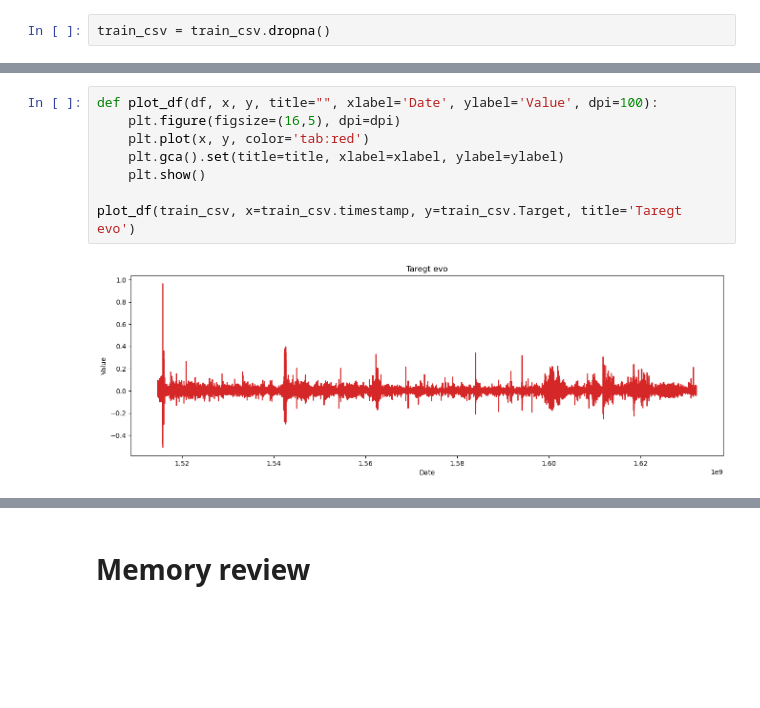
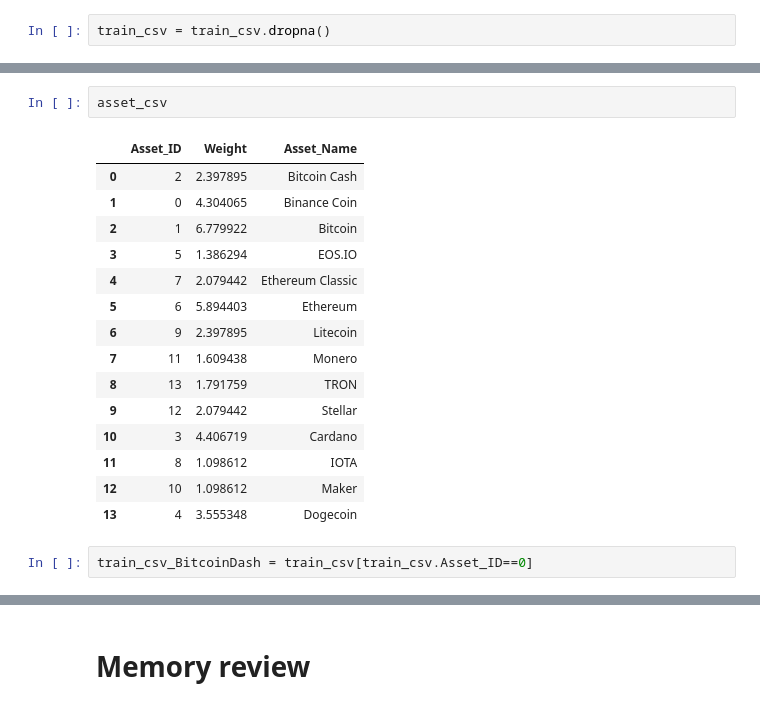
Before and after one commit to ArnaudMallet/crypto_pred, a Jupyter notebook: cryptodl.ipynb, the cells around one changed output, grey strips where cells are left out. Drawn from its saved outputs; the diff is of its cells as text; blank space fills up the shorter version.

```diff
--- a/cryptodl.ipynb
+++ b/cryptodl.ipynb
@@ -84,10 +82,20 @@ train_csv.iloc[0:9]
-# %%
-def plot_df(df, x, y, title="", xlabel='Date', ylabel='Value', dpi=100):
-    plt.figure(figsize=(16,5), dpi=dpi)
-    plt.plot(x, y, color='tab:red')
-    plt.gca().set(title=title, xlabel=xlabel, ylabel=ylabel)
-    plt.show()
-
-plot_df(train_csv, x=train_csv.timestamp, y=train_csv.Target, title='Taregt evo')
-# %% [output]
-[figure, removed]
+# %%
+asset_csv
+# %% [output]
+|  | Asset_ID | Weight | Asset_Name |
+| 0 | 2 | 2.397895 | Bitcoin Cash |
+| 1 | 0 | 4.304065 | Binance Coin |
+| 2 | 1 | 6.779922 | Bitcoin |
+| 3 | 5 | 1.386294 | EOS.IO |
+| 4 | 7 | 2.079442 | Ethereum Classic |
+| 5 | 6 | 5.894403 | Ethereum |
+| 6 | 9 | 2.397895 | Litecoin |
+| 7 | 11 | 1.609438 | Monero |
+| 8 | 13 | 1.791759 | TRON |
+| 9 | 12 | 2.079442 | Stellar |
+| 10 | 3 | 4.406719 | Cardano |
+| 11 | 8 | 1.098612 | IOTA |
+| 12 | 10 | 1.098612 | Maker |
+| 13 | 4 | 3.555348 | Dogecoin |
+# %%
+train_csv_BitcoinDash = train_csv[train_csv.Asset_ID==0]
```
Also changed, not shown: parts of 5 cells of this notebook.
